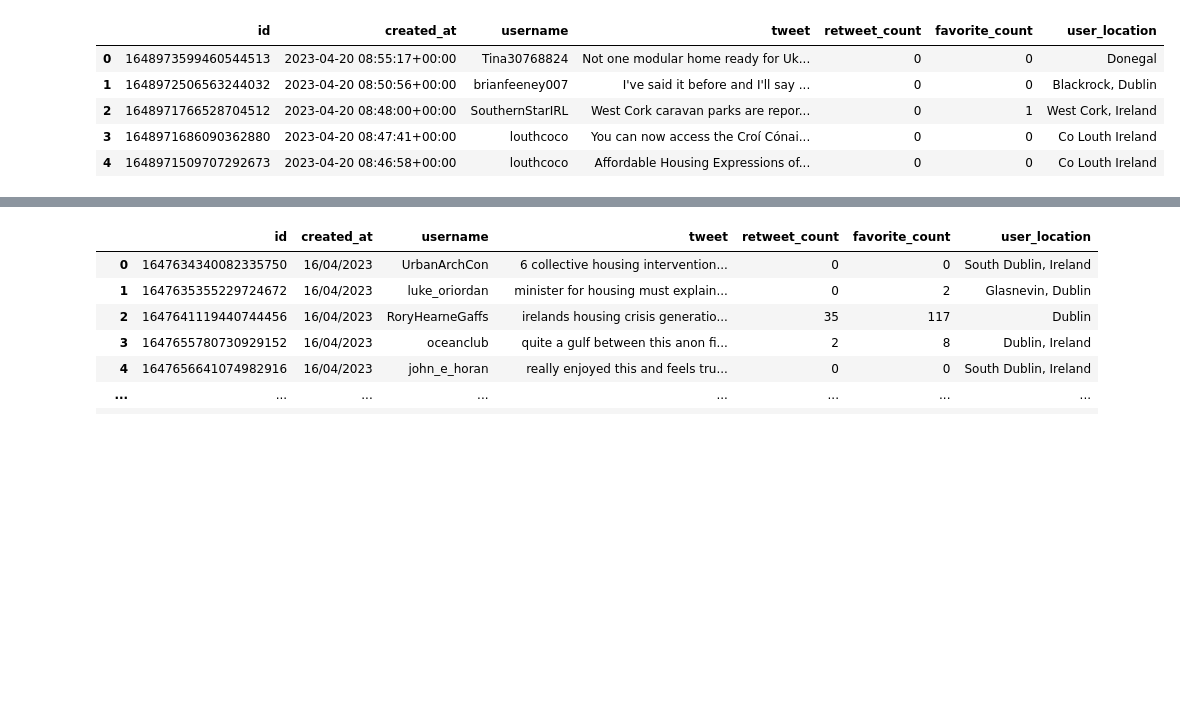
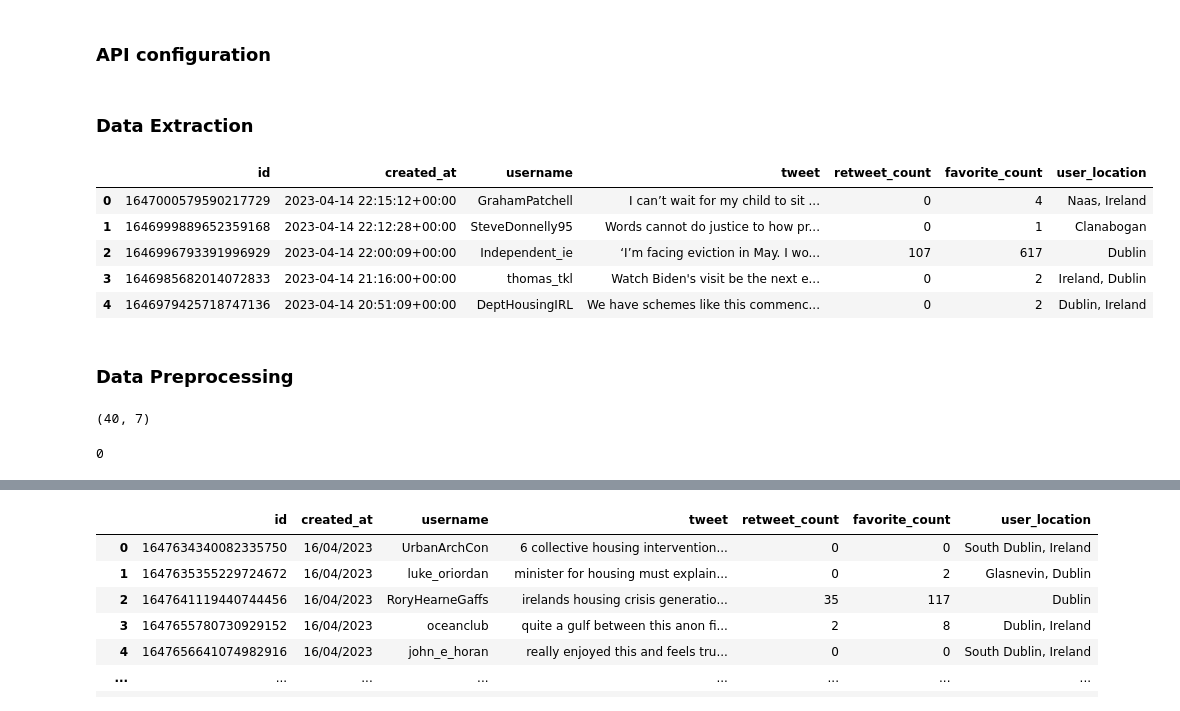
Before and after one commit to VirgilUwaoma/twitterwebscraping, a Jupyter notebook: programming_ca_two.ipynb, the cells around one changed output, grey strips where cells are left out. Drawn from its saved outputs; the diff is of its cells as text; code cells hidden in the pictures; blank space fills up the shorter version.

```diff
--- a/programming_ca_two.ipynb
+++ b/programming_ca_two.ipynb
@@ -21,6 +23,8 @@ from nltk.stem import WordNetLemmatizer
 from nltk import pos_tag
 from wordcloud import WordCloud
 import matplotlib.pyplot as plt
+# %% [markdown]
+### API configuration
 # %%
 # Load dotenv and read secret keys and tokens
 load_dotenv()
@@ -33,41 +37,47 @@ access_token_secret = os.getenv('access_token_secret')
 auth = tweepy.OAuthHandler(api_key,api_secret_key)
 auth.set_access_token(access_token,access_token_secret)
 api = tweepy.API(auth)
+# %% [markdown]
+### Data Extraction
 # %%
 # Pulls tweets based on search query and geocode location
 tweetlist = []
-geocode="53.1424,-7.6921,300km" # "53.3498053,-6.2603097,25km"
+geocode="53.1424,-7.6921,300km"   # Ireland's geocode
 filter =  '-filter:retweets AND -filter:replies'
-query = 'housing'
-tweets = tweepy.Cursor(api.search_tweets, q=query+filter, geocode=geocode, lang='en', tweet_mode="extended", count=20).items(20)
+query = '(housing) OR (housing crisis) OR (rent)'
+today = datetime.date.today()
 
 # adds tweets to a dataframe
 column_names = ["id", "created_at", "username", "tweet", "retweet_count", "favorite_count", "user_location"]
 df = pd.DataFrame(columns=column_names)
 
-for tweet in tweets:
-    #create a new row object
-    new_row = pd.Series({
+# Pulling tweets of a week from today's date
+for i in range(6,-2,-1):
+    # Looping through each day
+    until = today - datetime.timedelta(days = i)
+    date = until.strftime("%Y-%m-%d")
+
+    # Retrieving the tweets using api by passing the necessary parameters
+    for tweet in tweepy.Cursor(api.search_tweets, q=query+filter, geocode=geocode, lang='en', tweet_mode="extended", until = date).items(5):
+        new_row = pd.Series({
         "id": tweet.id,
         "created_at":tweet.created_at,
         "username": tweet.user.screen_name,
         "tweet": tweet.full_text,
         "retweet_count": tweet.retweet_count,
         "favorite_count": tweet.favorite_count,
         "user_location":tweet.user.location,
-    })
+        })
 
-    # get the index of the last row
-    last_row_index = len(df)
-    # add the new row to the DataFrame using .iloc[]
-    df.loc[last_row_index] = new_row
+        # get the index of the last row
+        last_row_index = len(df)
+        # add the new row to the DataFrame using .iloc[]
+        df.loc[last_row_index] = new_row
 df.head()
-
-# Pull tweet text, id, created_at_date,  username, retweets, likes saved to temporary dataframe - Virgil - DONE
 # %% [output]
 |  | id | created_at | username | tweet | retweet_count | favorite_count | user_location |
-| 0 | 1648973599460544513 | 2023-04-20 08:55:17+00:00 | Tina30768824 | Not one modular home ready for Uk... | 0 | 0 | Donegal |
-| 1 | 1648972506563244032 | 2023-04-20 08:50:56+00:00 | brianfeeney007 | I've said it before and I'll say ... | 0 | 0 | Blackrock, Dublin |
-| 2 | 1648971766528704512 | 2023-04-20 08:48:00+00:00 | SouthernStarIRL | West Cork caravan parks are repor... | 0 | 1 | West Cork, Ireland |
-| 3 | 1648971686090362880 | 2023-04-20 08:47:41+00:00 | louthcoco | You can now access the Croí Cónai... | 0 | 0 | Co Louth Ireland |
-| 4 | 1648971509707292673 | 2023-04-20 08:46:58+00:00 | louthcoco | Affordable Housing Expressions of... | 0 | 0 | Co Louth Ireland |
+| 0 | 1647000579590217729 | 2023-04-14 22:15:12+00:00 | GrahamPatchell | I can’t wait for my child to sit ... | 0 | 4 | Naas, Ireland |
+| 1 | 1646999889652359168 | 2023-04-14 22:12:28+00:00 | SteveDonnelly95 | Words cannot do justice to how pr... | 0 | 1 | Clanabogan |
+| 2 | 1646996793391996929 | 2023-04-14 22:00:09+00:00 | Independent_ie | ‘I’m facing eviction in May. I wo... | 107 | 617 | Dublin |
+| 3 | 1646985682014072833 | 2023-04-14 21:16:00+00:00 | thomas_tkl | Watch Biden's visit be the next e... | 0 | 2 | Ireland, Dublin |
+| 4 | 1646979425718747136 | 2023-04-14 20:51:09+00:00 | DeptHousingIRL | We have schemes like this commenc... | 0 | 2 | Dublin, Ireland |
@@ -85,0 +84,12 @@ df.head()
+# %% [markdown]
+### Data Preprocessing
+# %%
+# Dimension of the dataset
+df.shape
+# %% [output]
+(40, 7)
+# %%
+# Checking for duplicate values in the dataset
+sum(df.duplicated())
+# %% [output]
+0
```
Also changed, not shown: parts of 14 cells of this notebook, 1 other file.
